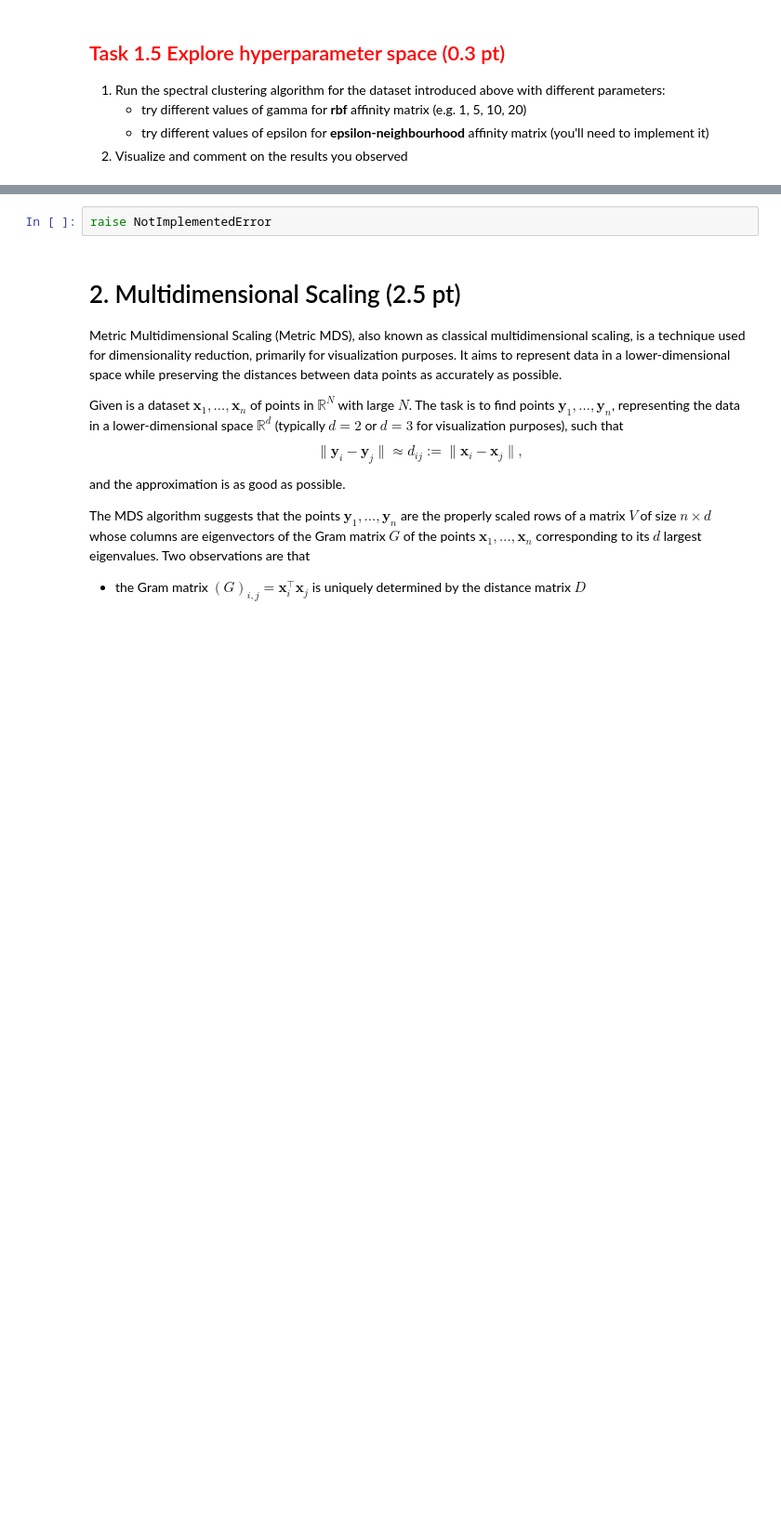
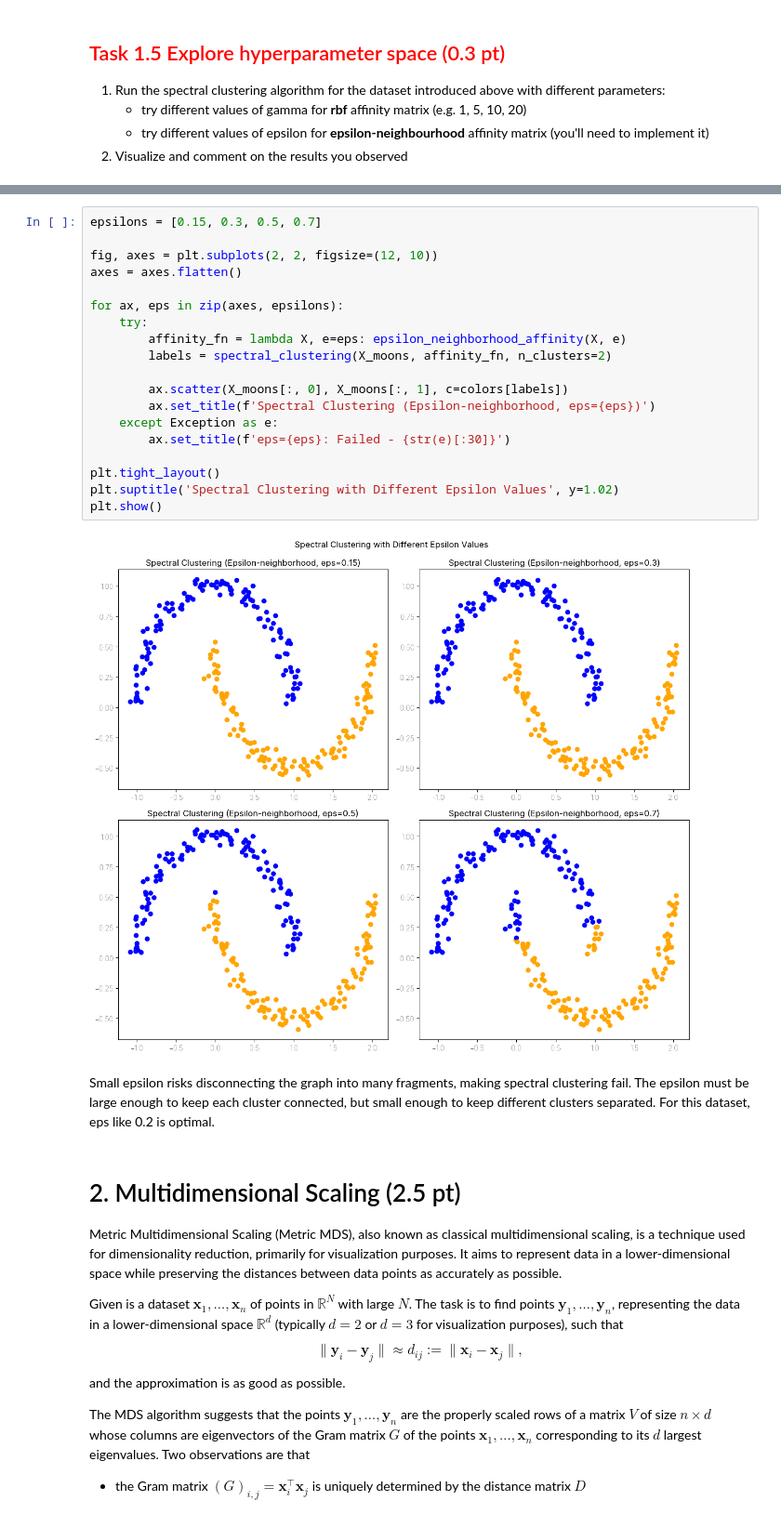
Before and after one commit to nuinashco/LinearAlgebra-UCU, a Jupyter notebook: hw2/task4-spectral_clustering.ipynb, the cells around one changed output, grey strips where cells are left out. Shown at 93% size. Drawn from its saved outputs; the diff is of its cells as text; blank space fills up the shorter version.

```diff
--- a/hw2/task4-spectral_clustering.ipynb
+++ b/hw2/task4-spectral_clustering.ipynb
@@ -328,5 +443,26 @@ def spectral_clustering(X: np.array, affinity_fn: Callable[[np.array], np.array]
 # %%
-raise NotImplementedError
+epsilons = [0.15, 0.3, 0.5, 0.7]
+
+fig, axes = plt.subplots(2, 2, figsize=(12, 10))
+axes = axes.flatten()
+
+for ax, eps in zip(axes, epsilons):
+    try:
+        affinity_fn = lambda X, e=eps: epsilon_neighborhood_affinity(X, e)
+        labels = spectral_clustering(X_moons, affinity_fn, n_clusters=2)
+
+        ax.scatter(X_moons[:, 0], X_moons[:, 1], c=colors[labels])
+        ax.set_title(f'Spectral Clustering (Epsilon-neighborhood, eps={eps})')
+    except Exception as e:
+        ax.set_title(f'eps={eps}: Failed - {str(e)[:30]}')
+
+plt.tight_layout()
+plt.suptitle('Spectral Clustering with Different Epsilon Values', y=1.02)
+plt.show()
+# %% [output]
+[figure, added]
+# %% [markdown]
+Small epsilon risks disconnecting the graph into many fragments, making spectral clustering fail. The epsilon must be large enough to keep each cluster connected, but small enough to keep different clusters separated. For this dataset, eps like 0.2 is optimal.
 # %% [markdown]
 # 2. Multidimensional Scaling (2.5 pt)
 
```
Also changed, not shown: parts of 20 cells of this notebook.
